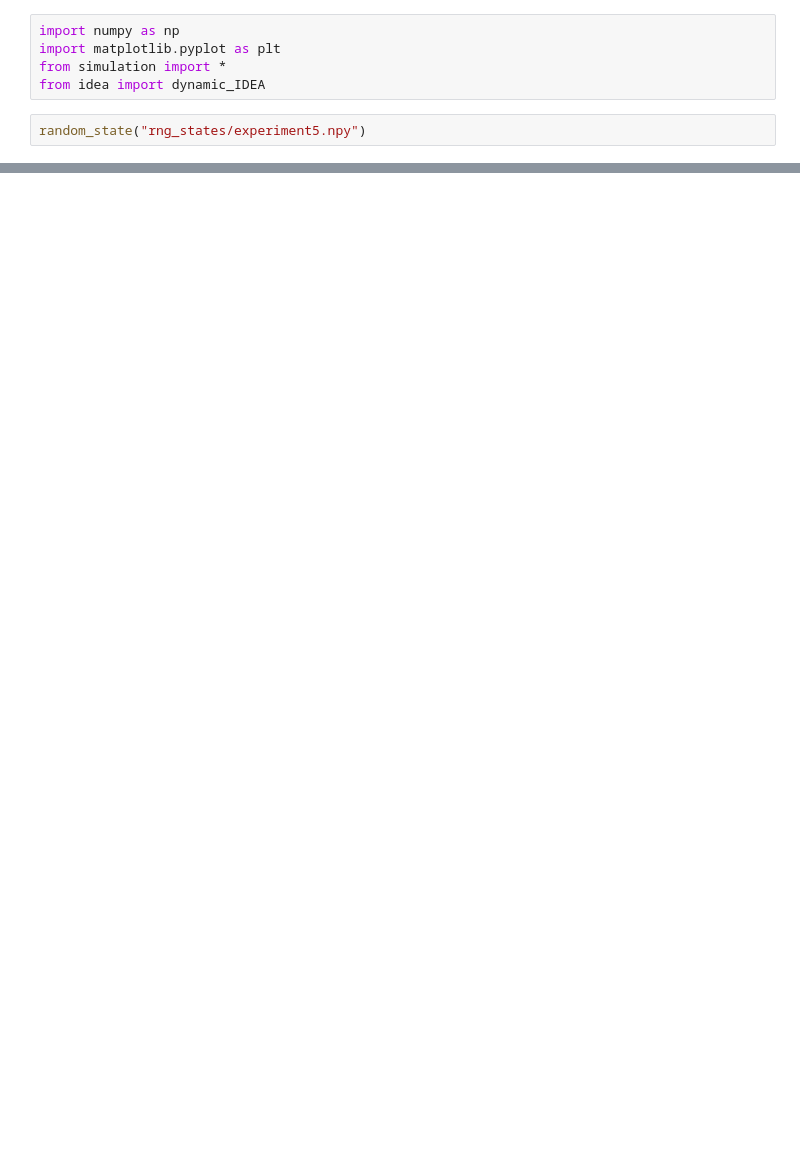
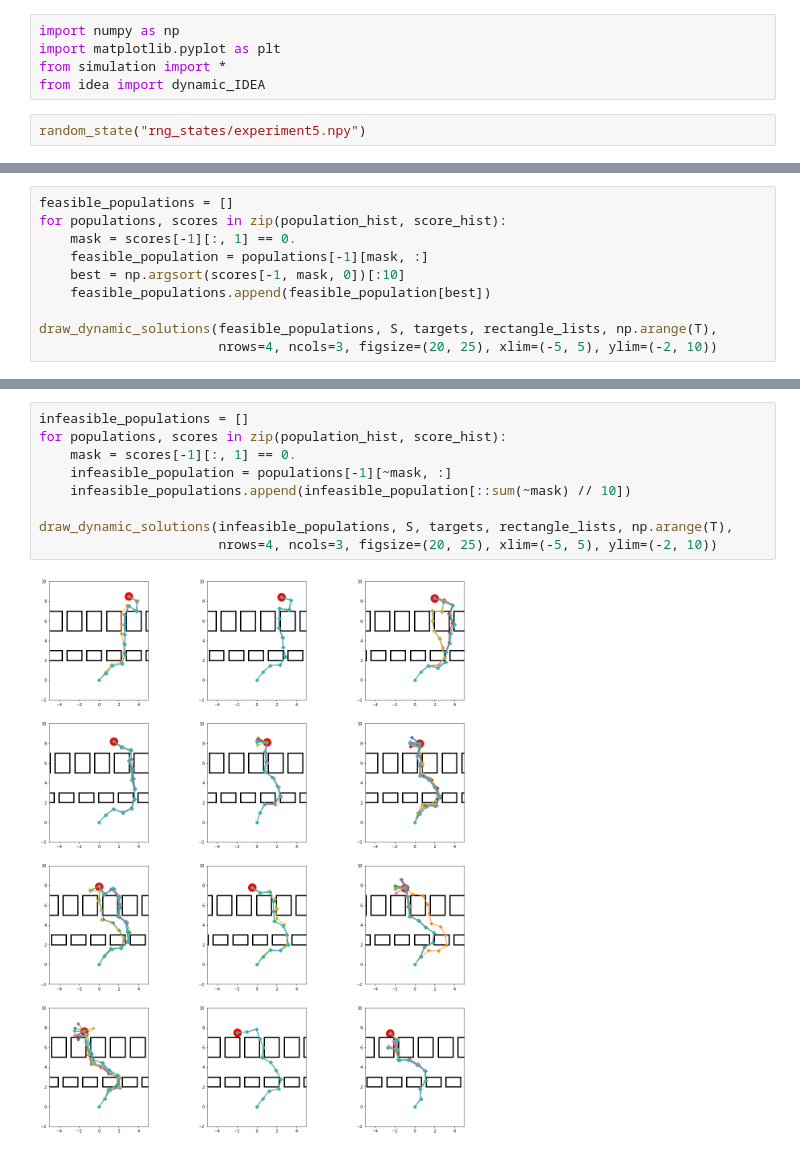
Before and after one commit to JaworWr/Dynamic-inverse-kinematics, a Jupyter notebook: Experiment5.ipynb, the cells around one changed output, grey strips where cells are left out. Cells and saved outputs as stored; diff of their text form; blank space fills up the shorter version.

```diff
--- a/Experiment5.ipynb
+++ b/Experiment5.ipynb
@@ -78,0 +131,10 @@ draw_dynamic_solutions(infeasible_populations, S, targets, rectangle_lists, np.a
+# %%
+feasible_populations = []
+for populations, scores in zip(population_hist, score_hist):
+    mask = scores[-1][:, 1] == 0.
+    feasible_population = populations[-1][mask, :]
+    best = np.argsort(scores[-1, mask, 0])[:10]
+    feasible_populations.append(feasible_population[best])
+
+draw_dynamic_solutions(feasible_populations, S, targets, rectangle_lists, np.arange(T),
+                       nrows=4, ncols=3, figsize=(20, 25), xlim=(-5, 5), ylim=(-2, 10))
@@ -78,0 +143,11 @@ draw_dynamic_solutions(infeasible_populations, S, targets, rectangle_lists, np.a
+# %%
+infeasible_populations = []
+for populations, scores in zip(population_hist, score_hist):
+    mask = scores[-1][:, 1] == 0.
+    infeasible_population = populations[-1][~mask, :]
+    infeasible_populations.append(infeasible_population[::sum(~mask) // 10])
+
+draw_dynamic_solutions(infeasible_populations, S, targets, rectangle_lists, np.arange(T),
+                       nrows=4, ncols=3, figsize=(20, 25), xlim=(-5, 5), ylim=(-2, 10))
+# %% [output]
+[figure, added]
```
Also changed, not shown: parts of 6 cells of this notebook, 7 other files.
